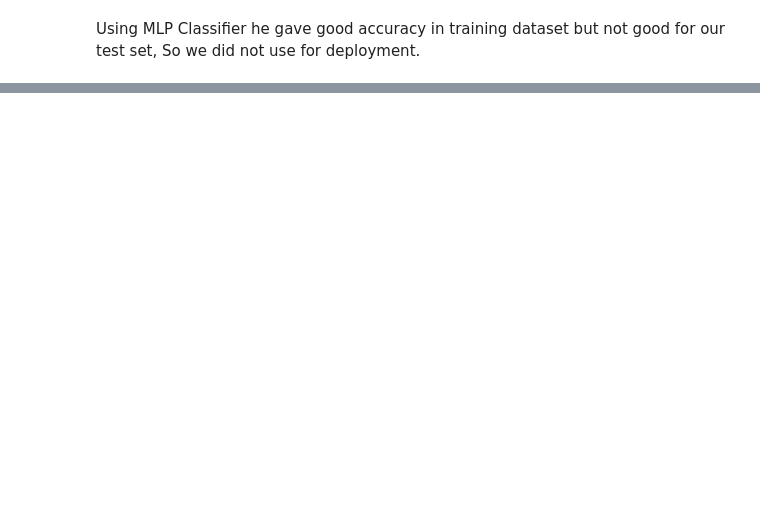
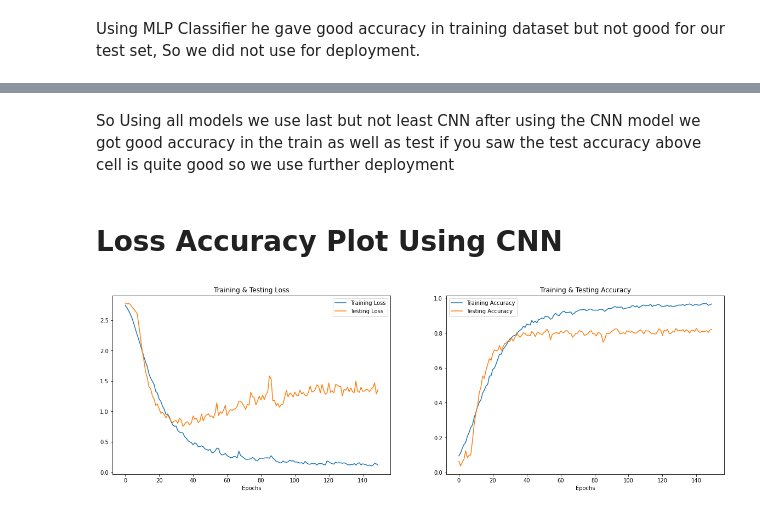
Before and after one commit to Tanjul5/Speech-Emotion-Recognition, a Jupyter notebook: Speech_Emotion_Recognition.ipynb, the cells around one changed output, grey strips where cells are left out. Drawn from its saved outputs; the diff is of its cells as text; code cells hidden in the pictures; blank space fills up the shorter version.

```diff
--- a/Speech_Emotion_Recognition.ipynb
+++ b/Speech_Emotion_Recognition.ipynb
@@ -552,3 +569,5 @@ Total params: 71,976
 Trainable params: 71,976
 Non-trainable params: 0
 _________________________________________________________________
+# %%
+ model01.fit(X_train,y_train,validation_data=(X_test,y_test),epochs=100,batch_size=65,verbose=1)
@@ -554,0 +602,5 @@ _________________________________________________________________
+# %%
+#CNN
+x_traincnn =np.expand_dims(x_train, axis=2)
+x_testcnn= np.expand_dims(x_test, axis=2)
+x_traincnn.shape, y_train.shape, x_testcnn.shape, y_test.shape
@@ -554,0 +663,3 @@ _________________________________________________________________
+# %%
+#CNN
+history = model.fit(x_traincnn, y_train, batch_size=64, epochs=150, validation_data=(x_testcnn, y_test))
@@ -554,0 +690,28 @@ _________________________________________________________________
+# %% [markdown]
+So Using all models we use last but not least CNN after using the CNN model we got good accuracy in the train as well as test if you saw the test accuracy above cell is quite good so we use further deployment
+# %% [markdown]
+# Loss Accuracy Plot Using CNN
+# %%
+#CNN
+epochs = [i for i in range(150)]
+fig , ax = plt.subplots(1,2)
+train_acc = history.history['accuracy']
+train_loss = history.history['loss']
+test_acc = history.history['val_accuracy']
+test_loss = history.history['val_loss']
+
+fig.set_size_inches(20,6)
+ax[0].plot(epochs , train_loss , label = 'Training Loss')
+ax[0].plot(epochs , test_loss , label = 'Testing Loss')
+ax[0].set_title('Training & Testing Loss')
+ax[0].legend()
+ax[0].set_xlabel("Epochs")
+
+ax[1].plot(epochs , train_acc , label = 'Training Accuracy')
+ax[1].plot(epochs , test_acc , label = 'Testing Accuracy')
+ax[1].set_title('Training & Testing Accuracy')
+ax[1].legend()
+ax[1].set_xlabel("Epochs")
+plt.show()
+# %% [output]
+[figure, added]
```
Also changed, not shown: parts of 69 cells of this notebook.
